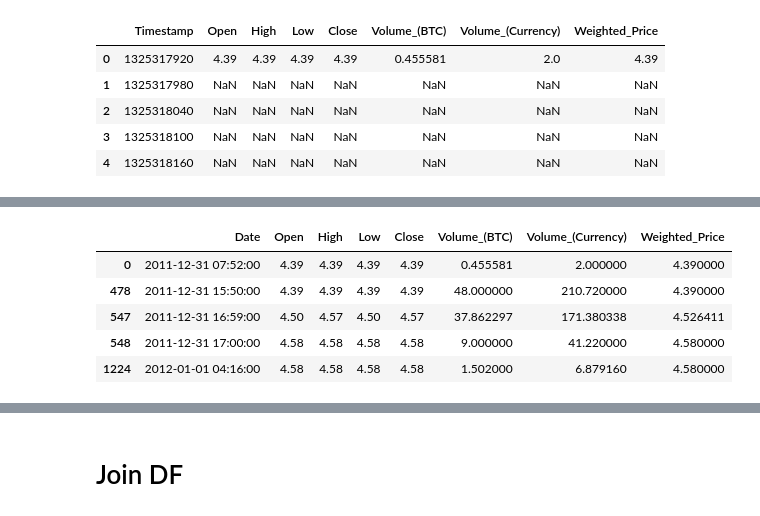
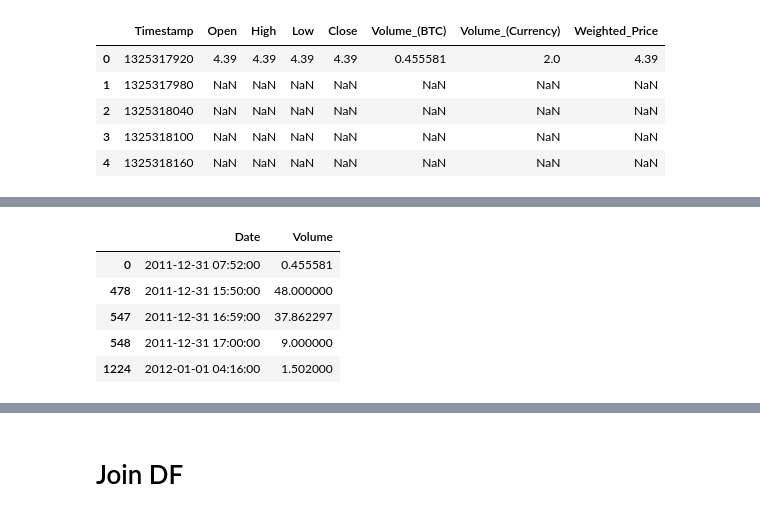
Before and after one commit to nicocoloco/cs132proj, a Jupyter notebook: CS-132-Final-Project.ipynb, the cells around one changed output, grey strips where cells are left out. Cells and saved outputs as stored; diff of their text form; code cells hidden in the pictures.

```diff
--- a/CS-132-Final-Project.ipynb
+++ b/CS-132-Final-Project.ipynb
@@ -127,14 +224,25 @@ df4.head()
 # %%
+# drop irrelevant columns
+df4.drop('Open', axis=1, inplace=True)
+df4.drop('High', axis=1, inplace=True)
+df4.drop('Low', axis=1, inplace=True)
+df4.drop('Close', axis=1, inplace=True)
+df4.drop('Volume_(Currency)', axis=1, inplace=True)
+df4.drop('Weighted_Price', axis=1, inplace=True)
+
+df4.rename(columns = {'Volume_(BTC)':'Volume'}, inplace = True) # rename column
+
+# convert unix timestamp to datetime
 df4['Timestamp'] = pd.to_datetime(df4['Timestamp'], unit="s")
 df4.rename(columns = {'Timestamp':'Date'}, inplace = True)
 threshhold = len(df4.index)*0.7
 df4.dropna(axis=1, thresh=threshhold, inplace=True)
 df4.dropna(inplace=True)
 df4.head()
 # %% [output]
-|  | Date | Open | High | Low | Close | Volume_(BTC) | Volume_(Currency) | Weighted_Price |
-| 0 | 2011-12-31 07:52:00 | 4.39 | 4.39 | 4.39 | 4.39 | 0.455581 | 2.000000 | 4.390000 |
-| 478 | 2011-12-31 15:50:00 | 4.39 | 4.39 | 4.39 | 4.39 | 48.000000 | 210.720000 | 4.390000 |
-| 547 | 2011-12-31 16:59:00 | 4.50 | 4.57 | 4.50 | 4.57 | 37.862297 | 171.380338 | 4.526411 |
-| 548 | 2011-12-31 17:00:00 | 4.58 | 4.58 | 4.58 | 4.58 | 9.000000 | 41.220000 | 4.580000 |
-| 1224 | 2012-01-01 04:16:00 | 4.58 | 4.58 | 4.58 | 4.58 | 1.502000 | 6.879160 | 4.580000 |
+|  | Date | Volume |
+| 0 | 2011-12-31 07:52:00 | 0.455581 |
+| 478 | 2011-12-31 15:50:00 | 48.000000 |
+| 547 | 2011-12-31 16:59:00 | 37.862297 |
+| 548 | 2011-12-31 17:00:00 | 9.000000 |
+| 1224 | 2012-01-01 04:16:00 | 1.502000 |
```
Also changed, not shown: parts of 28 cells of this notebook.
